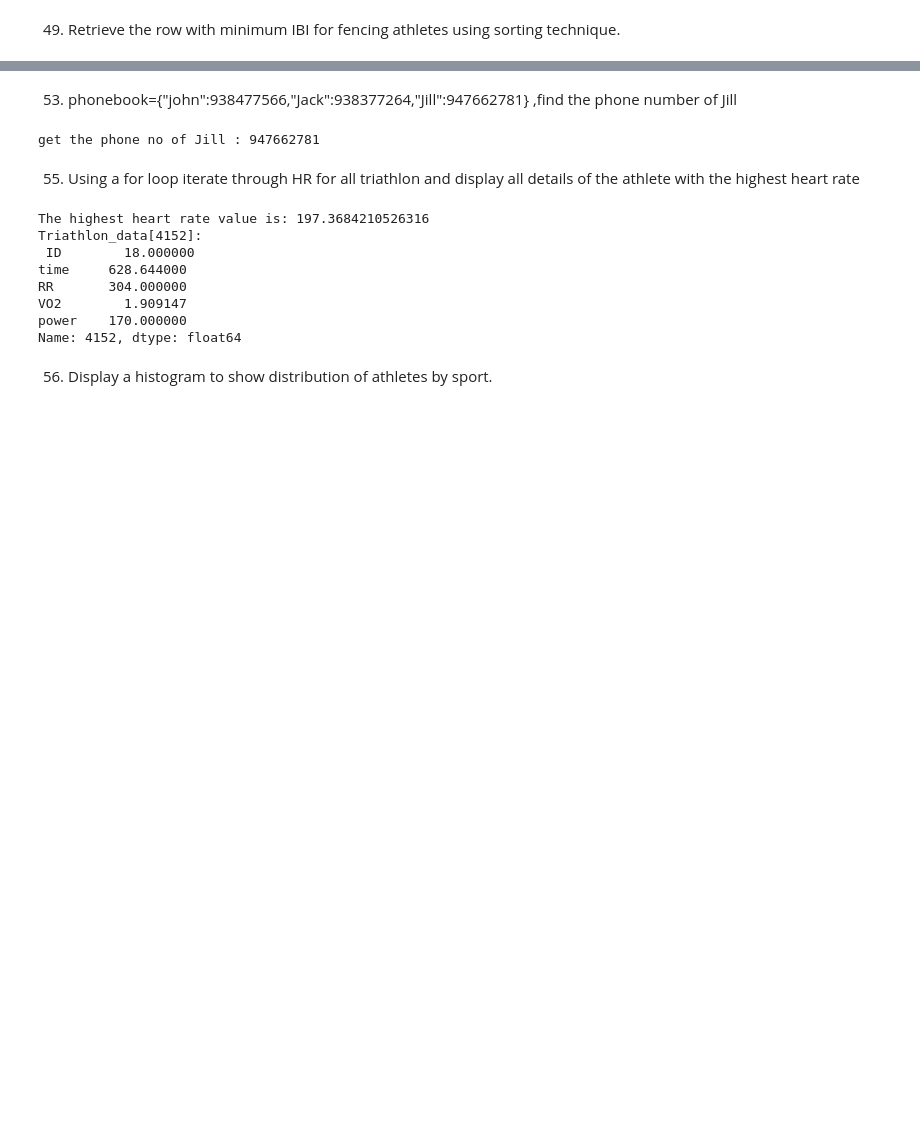
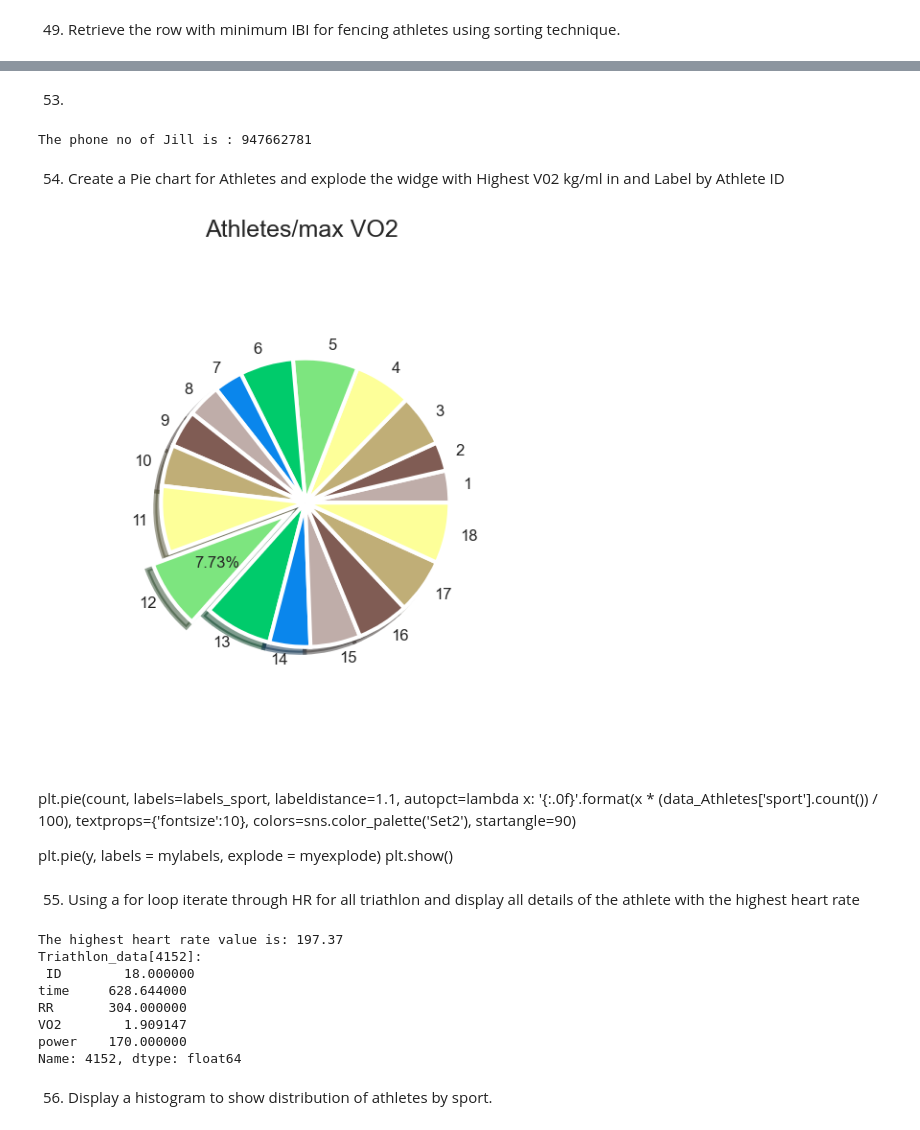
Before and after one commit to Sujithra-Emmanuel/PyMinds_Aug2024, a Jupyter notebook: Python_Hackathon_Aug2024_41to60.ipynb, the cells around one changed output, grey strips where cells are left out. Saved outputs shown, nothing was run; the diff lists cells and outputs as text; code cells hidden in the pictures; blank space fills up the shorter version.

```diff
--- a/Python_Hackathon_Aug2024_41to60.ipynb
+++ b/Python_Hackathon_Aug2024_41to60.ipynb
@@ -7,7 +7,8 @@ import matplotlib.pyplot as plt
 import re
 
 # to ignore the warnings
-from warnings import filterwarnings
+import warnings
+warnings.filterwarnings("ignore")
 # Import label encoder
 from sklearn import preprocessing
 
@@ -19,4 +20,17 @@ sheet_kayaking = pd.read_excel(excel_data_df, sheet_name = 'Kayaking')
 sheet_Athletes = pd.read_excel(excel_data_df, sheet_name ='Athletes')
 sheet_Triathlon = pd.read_excel(excel_data_df, sheet_name ='Triathlon')
 sheet_Fencing = pd.read_excel(excel_data_df, sheet_name ='Fencing')
+
+#global variables
+#-----------------------
+#grouping the data and calculating VO2Sum for each athlete
+df = temp_data.groupby(['ID'])['VO2'].sum().reset_index(name = 'VO2_Sum')
+
+#merging the data to fetch the weight of each athlete
+df1 = pd.merge(df, sheet_Athletes[['ID','age','Weight','Height','sport','First Name','Last Name']], on='ID', how='inner')
+
+#calculating VO2Max
+df1['VO2Max'] = df1['VO2_Sum']/df1['Weight']
+print(df1.head())
+#------------------------------
 # %% [output]
@@ -156,14 +167,54 @@ print(list)
 # %% [markdown]
-53. phonebook={"john":938477566,"Jack":938377264,"Jill":947662781}  ,find the phone number of Jill
+53.
 # %%
 phonebook ={
     "john" :938477566,
     "Jack":938377264,
     "Jill":947662781
 }
-print("get the phone no of Jill :",phonebook["Jill"])
+print("The phone no of Jill is :",phonebook["Jill"])
 # %% [output]
-get the phone no of Jill : 947662781
+The phone no of Jill is : 947662781
+# %% [markdown]
+54. Create a Pie chart for  Athletes and explode the widge with Highest V02 kg/ml in and Label by Athlete ID
+# %%
+id = df1['ID'].iloc[df1['VO2Max'].idxmax()]
+#print("heighest VO2max",id)
+fig, ax = plt.subplots(figsize=(6, 6))
+explode = (0,  0,  0, 0, 0, 0, 0, 0, 0, 0, 0, 0.1, 0, 0, 0, 0, 0,0)
+patches, texts, autotexts = plt.pie(x=df1['VO2Max'],explode = explode ,
+        labels= df1['ID'],
+        radius=.7,
+        frame=False,
+        wedgeprops={'linewidth': 3.0, 'edgecolor': 'white'},
+        colors= sns.color_palette("terrain_r", 7),
+       textprops={'size': 12},
+       shadow = True,
+      autopct='%1.2f%%'
+       )
+ax.set_title('Athletes/max VO2 ', fontsize=18)
+plt.tight_layout()
+#patches, texts, autotexts = plt.pie(x=df1['VO2Max'], labels=df1['ID'],explode = explode ,shadow = True,autopct='%1.2f%%',)
+# Iterate over slices
+for idx, wedge in enumerate(patches):
+    # Hide all slices except the highest VO2max
+    if (idx != 11):
+        #wedge.set_visible(False)
+        #texts[idx].set_visible(False)
+        autotexts[idx].set_visible(False)
+# %% [output]
+[figure, added]
+# %% [markdown]
+plt.pie(count,
+        labels=labels_sport,
+        labeldistance=1.1,
+        autopct=lambda x: '{:.0f}'.format(x * (data_Athletes['sport'].count()) / 100),
+        textprops={'fontsize':10},
+        colors=sns.color_palette('Set2'),
+        startangle=90)
+
+plt.pie(y, labels = mylabels, explode = myexplode)
+plt.show()
 # %% [markdown]
 55. Using a for loop iterate through HR for all triathlon and display all details of the athlete with the highest heart rate
 # %%
@@ -187,14 +238,14 @@ for i in RR_list:
    HR_list.append(temp_list)
 
 # Max value in HR list
-print(f"The highest heart rate value is: {max(HR_list)}")
+print(f"The highest heart rate value is: {max(HR_list):.2f}")
 
 id = HR_list.index(max(HR_list))
 
 #This will return the entire row of max value HR index
 print ("Triathlon_data[{}]: \n".format(id), list.iloc[id])
 # %% [output]
-The highest heart rate value is: 197.3684210526316
+The highest heart rate value is: 197.37
 Triathlon_data[4152]:
  ID        18.000000
 time     628.644000
```
Also changed, not shown: parts of 18 cells of this notebook.
